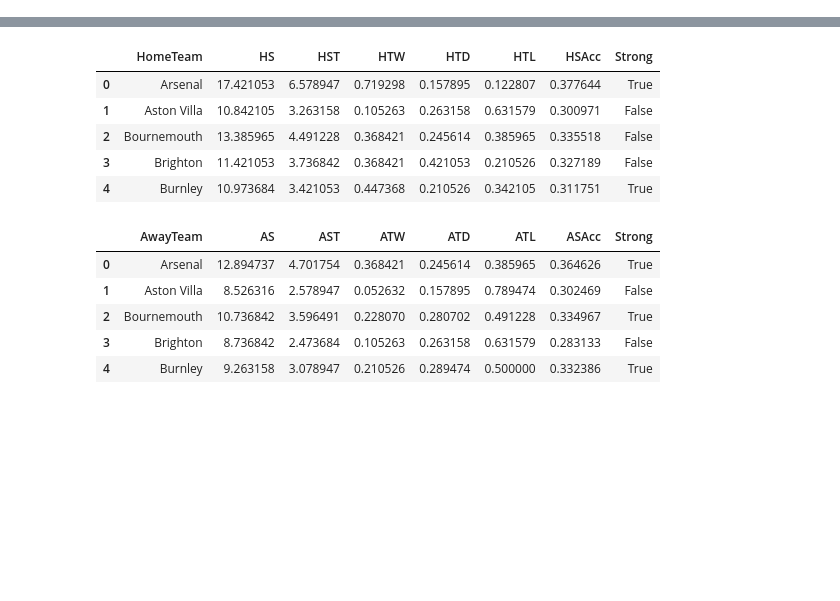
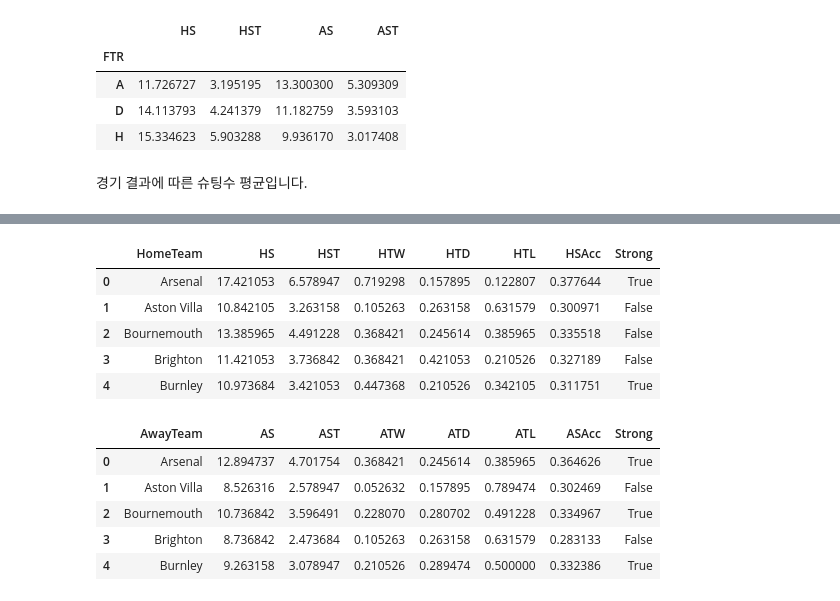
Before and after one commit to sunghoonhong/foot-ball-analysis, a Jupyter notebook: Untitled1.ipynb, the cells around one changed output, grey strips where cells are left out. Cells and saved outputs as stored; diff of their text form; code cells hidden in the pictures; blank space fills up the shorter version.

```diff
--- a/Untitled1.ipynb
+++ b/Untitled1.ipynb
@@ -29,3 +104,15 @@ df.describe()
+# %%
+wdl = df[['HomeTeam','AwayTeam','HS','HST','AS','AST','FTR']].groupby(df['FTR'])
+wdl = wdl.quantile()
+wdl
+# %% [output]
+|  | HS | HST | AS | AST |
+| FTR |  |  |  |  |
+| A | 11.726727 | 3.195195 | 13.300300 | 5.309309 |
+| D | 14.113793 | 4.241379 | 11.182759 | 3.593103 |
+| H | 15.334623 | 5.903288 | 9.936170 | 3.017408 |
+# %% [markdown]
+경기 결과에 따른 슈팅수 평균입니다.
 # %%
 s1 = df[['HomeTeam','HS','HST','HTW','HTD','HTL']]
 s1.columns = ['Team', 'S', 'ST', 'W', 'D', 'L']
```
Also changed, not shown: parts of 6 cells of this notebook.
